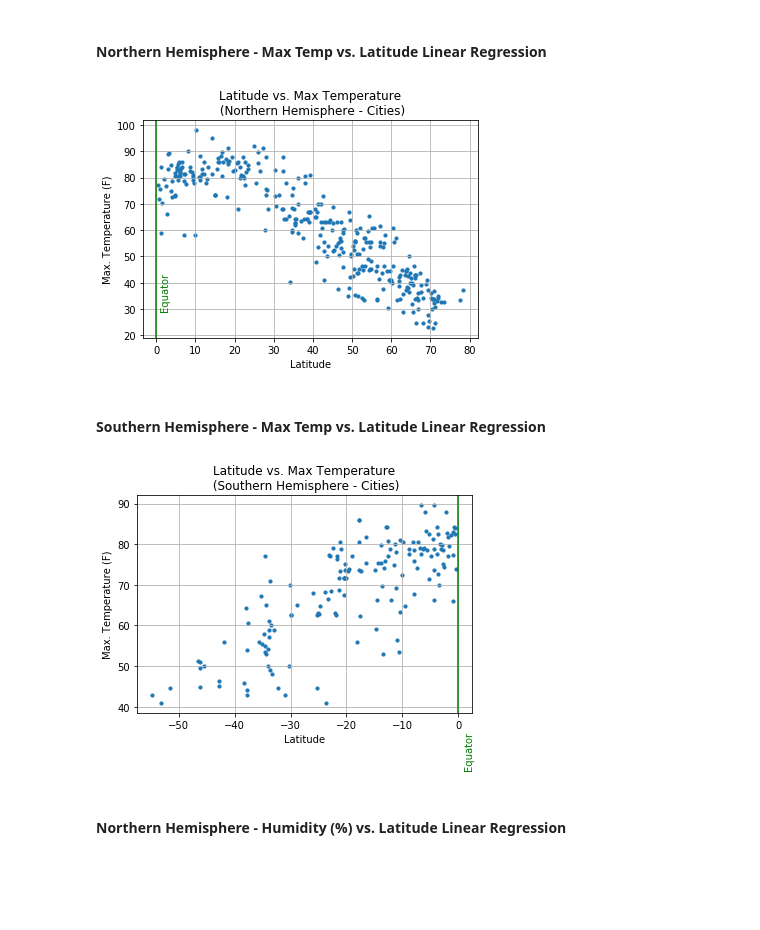
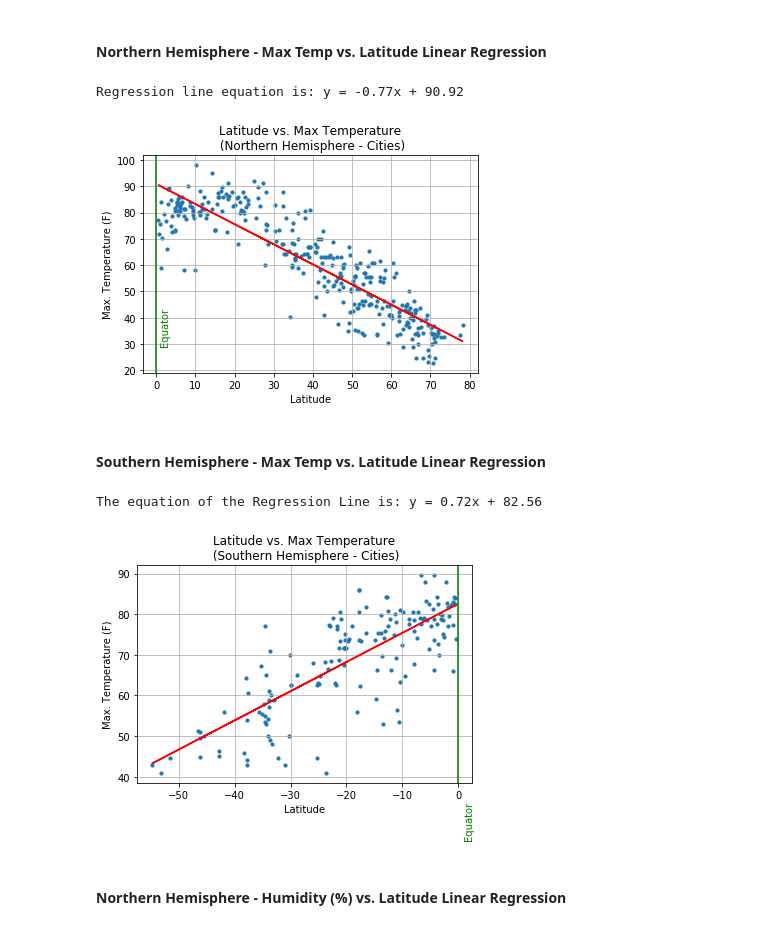
Before and after one commit to SaltireSequence/python-api-challenge, a Jupyter notebook: WeatherPy.ipynb, the cells around one changed output. Cells and saved outputs as stored; diff of their text form; code cells hidden in the pictures; blank space fills up the shorter version.

```diff
--- a/WeatherPy.ipynb
+++ b/WeatherPy.ipynb
@@ -334,30 +336,57 @@ Southern_Hemisphere.head()
 ####  Northern Hemisphere - Max Temp vs. Latitude Linear Regression
 # %%
 # Build a scatter plot or each data type
+x_values = pd.to_numeric(Northern_Hemisphere['Lat']).astype(float)
+y_values = pd.to_numeric(Northern_Hemisphere['Max Temperature']).astype(float)
+
+# Linear Regression
+(slope, intercept, rvalue, pvalue, stderr) = linregress(x_values, y_values)
+regress_values = x_values * slope + intercept
+line_eq = "y = " + str(round(slope,2)) + "x + " + str(round(intercept,2))
+print(f"Regression line equation is: {line_eq}")
+
+# Plotting the Scatterplot
 fig7 = plt.scatter(Northern_Hemisphere["Lat"], Northern_Hemisphere["Max Temperature"], marker="o", s=10)
+plt.plot(x_values,regress_values,"r-")
 
+# Adding Plot labels
 plt.title("Latitude vs. Max Temperature\n (Northern Hemisphere - Cities)")
 plt.xlabel("Latitude")
 plt.ylabel("Max. Temperature (F)")
+
 # Adding an equator line, as a reference point
 plt.axvline(0, color = 'green', alpha = 1, label = 'Equator')
 plt.text(1,30,'Equator',rotation=90, color = 'green', alpha = 1)
 plt.grid(True)
 
 # Saving out the figure
 plt.savefig("output_plots/Northern_Lat_vs_Max Temp.png")
 plt.show()
 # %% [output]
+Regression line equation is: y = -0.77x + 90.92
-[figure, old version]
+[figure, new version]
 # %% [markdown]
 ####  Southern Hemisphere - Max Temp vs. Latitude Linear Regression
 # %%
 # Build a scatter plot or each data type
+
+# Linear Regression
+x_values = pd.to_numeric(Southern_Hemisphere['Lat']).astype(float)
+y_values = pd.to_numeric(Southern_Hemisphere['Max Temperature']).astype(float)
+(slope, intercept, rvalue, pvalue, stderr) = linregress(x_values, y_values)
+regress_values = x_values * slope + intercept
+line_eq = "y = " + str(round(slope,2)) + "x + " + str(round(intercept,2))
+print(f"The equation of the Regression Line is: {line_eq}")
+
+# Plotting the Scatterplot
 fig8 = plt.scatter(Southern_Hemisphere["Lat"], Southern_Hemisphere["Max Temperature"], marker="o", s=10)
+plt.plot(x_values,regress_values,"r-")
 
+# Adding Plot labels
 plt.title("Latitude vs. Max Temperature\n (Southern Hemisphere - Cities)")
 plt.xlabel("Latitude")
 plt.ylabel("Max. Temperature (F)")
+
 # Adding an equator line, as a reference point
 plt.axvline(0, color = 'green', alpha = 1, label = 'Equator')
 plt.text(1,25,'Equator',rotation=90, color = 'green', alpha = 1)
@@ -367,7 +396,8 @@ plt.grid(True)
 plt.savefig("output_plots/Southern_Lat_vs_Max Temp.png")
 plt.show()
 # %% [output]
+The equation of the Regression Line is: y = 0.72x + 82.56
-[figure, old version]
+[figure, new version]
 # %% [markdown]
 ####  Northern Hemisphere - Humidity (%) vs. Latitude Linear Regression
 # %%
```
Also changed, not shown: parts of 10 cells of this notebook, 4 other files.
